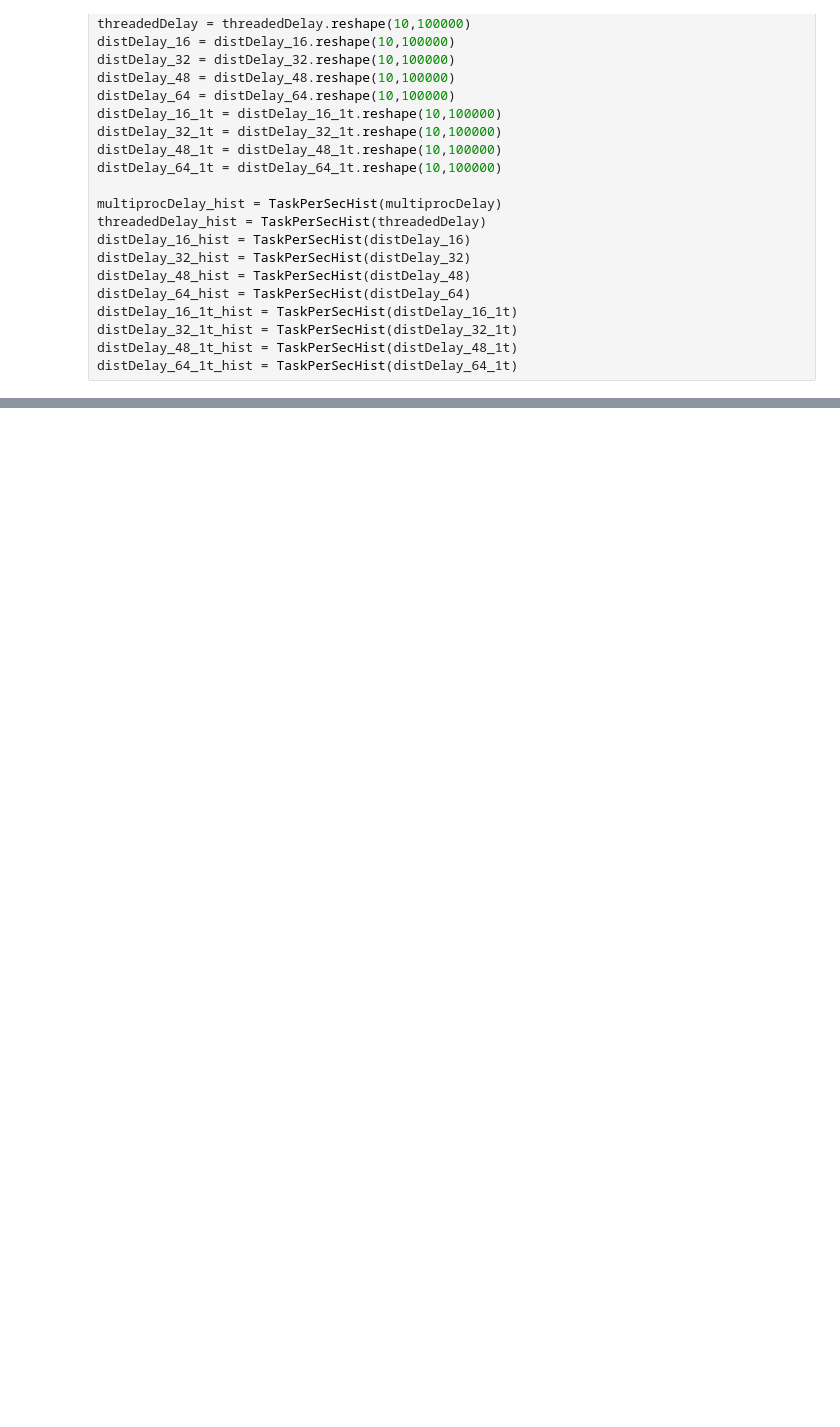
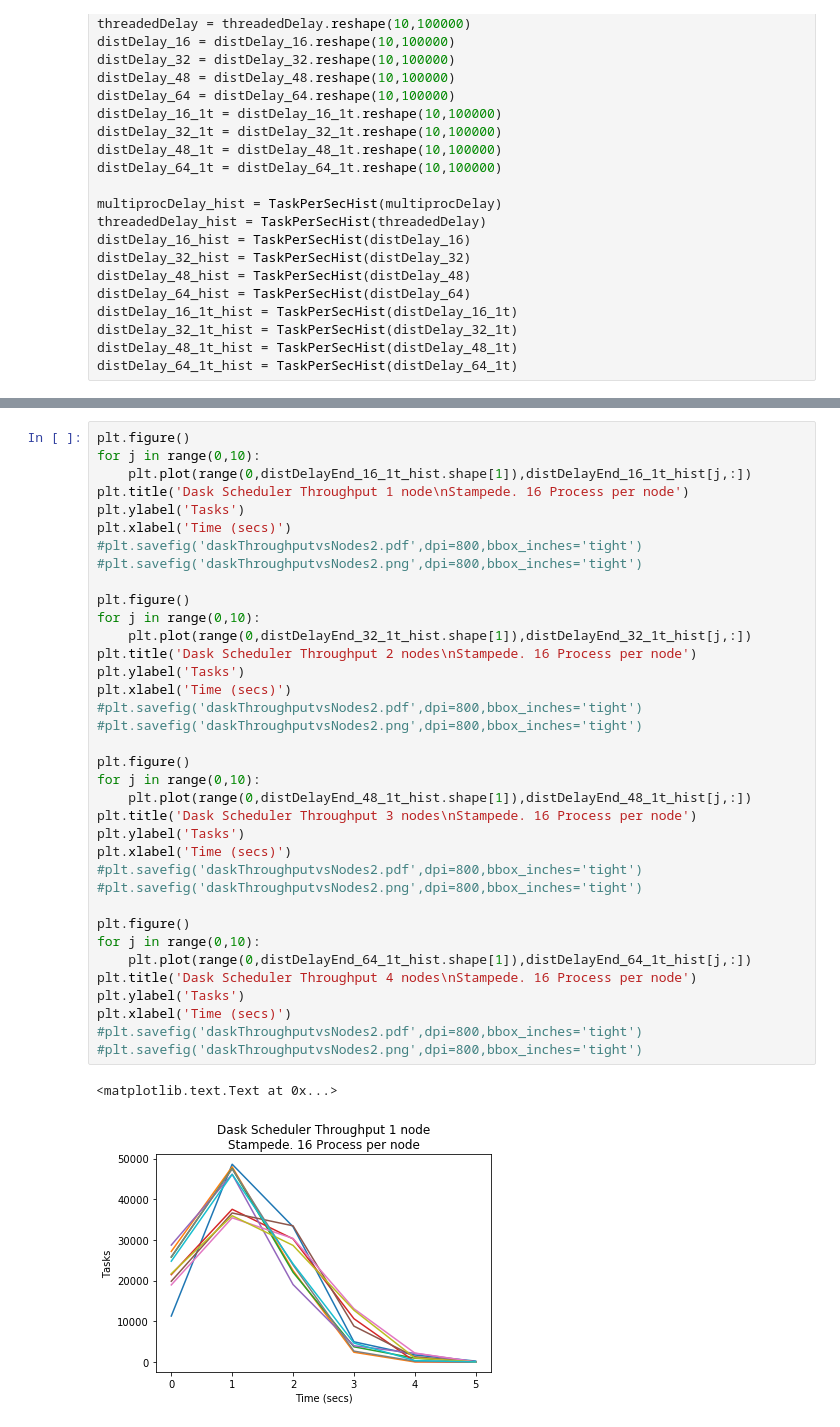
Before and after one commit to radical-experiments/midas_exps, a Jupyter notebook: dask/DaskAnalysisThroughput2.ipynb, the cells around one changed output, grey strips where cells are left out. Saved outputs shown, nothing was run; the diff lists cells and outputs as text; blank space fills up the shorter version.

```diff
--- a/dask/DaskAnalysisThroughput2.ipynb
+++ b/dask/DaskAnalysisThroughput2.ipynb
@@ -188,0 +269,39 @@ plt.savefig('daskThroughputvsNodes16proc2.png',dpi=800,bbox_inches='tight')
+# %%
+plt.figure()
+for j in range(0,10):
+    plt.plot(range(0,distDelayEnd_16_1t_hist.shape[1]),distDelayEnd_16_1t_hist[j,:])
+plt.title('Dask Scheduler Throughput 1 node\nStampede. 16 Process per node')
+plt.ylabel('Tasks')
+plt.xlabel('Time (secs)')
+#plt.savefig('daskThroughputvsNodes2.pdf',dpi=800,bbox_inches='tight')
+#plt.savefig('daskThroughputvsNodes2.png',dpi=800,bbox_inches='tight')
+
+plt.figure()
+for j in range(0,10):
+    plt.plot(range(0,distDelayEnd_32_1t_hist.shape[1]),distDelayEnd_32_1t_hist[j,:])
+plt.title('Dask Scheduler Throughput 2 nodes\nStampede. 16 Process per node')
+plt.ylabel('Tasks')
+plt.xlabel('Time (secs)')
+#plt.savefig('daskThroughputvsNodes2.pdf',dpi=800,bbox_inches='tight')
+#plt.savefig('daskThroughputvsNodes2.png',dpi=800,bbox_inches='tight')
+
+plt.figure()
+for j in range(0,10):
+    plt.plot(range(0,distDelayEnd_48_1t_hist.shape[1]),distDelayEnd_48_1t_hist[j,:])
+plt.title('Dask Scheduler Throughput 3 nodes\nStampede. 16 Process per node')
+plt.ylabel('Tasks')
+plt.xlabel('Time (secs)')
+#plt.savefig('daskThroughputvsNodes2.pdf',dpi=800,bbox_inches='tight')
+#plt.savefig('daskThroughputvsNodes2.png',dpi=800,bbox_inches='tight')
+
+plt.figure()
+for j in range(0,10):
+    plt.plot(range(0,distDelayEnd_64_1t_hist.shape[1]),distDelayEnd_64_1t_hist[j,:])
+plt.title('Dask Scheduler Throughput 4 nodes\nStampede. 16 Process per node')
+plt.ylabel('Tasks')
+plt.xlabel('Time (secs)')
+#plt.savefig('daskThroughputvsNodes2.pdf',dpi=800,bbox_inches='tight')
+#plt.savefig('daskThroughputvsNodes2.png',dpi=800,bbox_inches='tight')
+# %% [output]
+<matplotlib.text.Text at 0x...>
+[figure, added]
```
Also changed, not shown: parts of 11 cells of this notebook, 1 other file.
